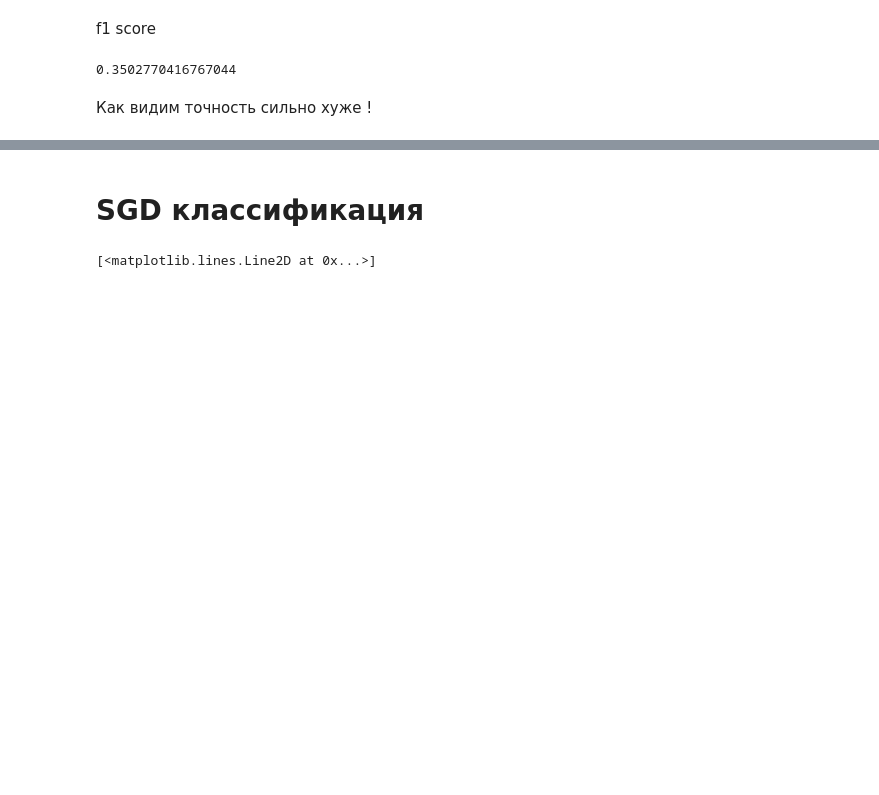
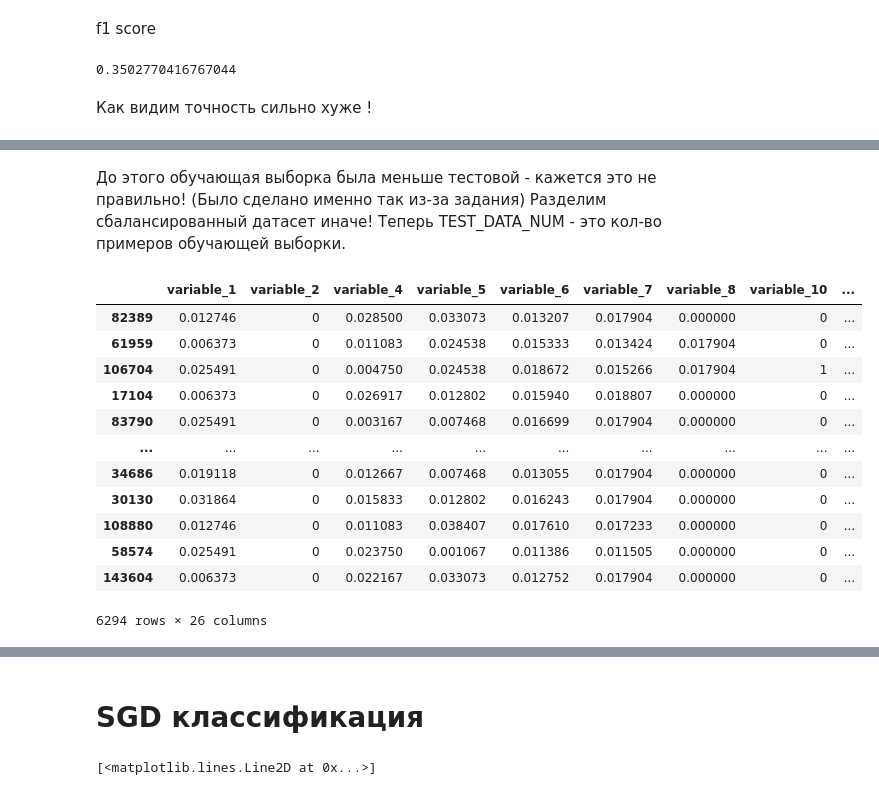
Before and after one commit to bobrotopor/AI, a Jupyter notebook: classification/classification.ipynb, the cells around one changed output, grey strips where cells are left out. Cells and saved outputs as stored; diff of their text form; code cells hidden in the pictures; blank space fills up the shorter version.

```diff
--- a/classification/classification.ipynb
+++ b/classification/classification.ipynb
@@ -484,0 +481,22 @@ f1_score(y_true=learn_df['target'], y_pred=binary_predicts)
+# %% [markdown]
+До этого обучающая выборка была меньше тестовой - кажется это не правильно! (Было сделано именно так из-за задания)
+Разделим сбалансированный датасет иначе! Теперь TEST_DATA_NUM - это кол-во примеров обучающей выборки.
+# %%
+num_data_to_learn = TEST_DATA_NUM
+
+learn_df_imp = balanced_df.iloc[:num_data_to_learn]
+test_df_imp = balanced_df.iloc[num_data_to_learn:]
+# %% [output]
+|  | variable_1 | variable_2 | variable_4 | variable_5 | variable_6 | variable_7 | variable_8 | variable_10 | ... |
+| 82389 | 0.012746 | 0 | 0.028500 | 0.033073 | 0.013207 | 0.017904 | 0.000000 | 0 | ... |
+| 61959 | 0.006373 | 0 | 0.011083 | 0.024538 | 0.015333 | 0.013424 | 0.017904 | 0 | ... |
+| 106704 | 0.025491 | 0 | 0.004750 | 0.024538 | 0.018672 | 0.015266 | 0.017904 | 1 | ... |
+| 17104 | 0.006373 | 0 | 0.026917 | 0.012802 | 0.015940 | 0.018807 | 0.000000 | 0 | ... |
+| 83790 | 0.025491 | 0 | 0.003167 | 0.007468 | 0.016699 | 0.017904 | 0.000000 | 0 | ... |
+| ... | ... | ... | ... | ... | ... | ... | ... | ... | ... |
+| 34686 | 0.019118 | 0 | 0.012667 | 0.007468 | 0.013055 | 0.017904 | 0.000000 | 0 | ... |
+| 30130 | 0.031864 | 0 | 0.015833 | 0.012802 | 0.016243 | 0.017904 | 0.000000 | 0 | ... |
+| 108880 | 0.012746 | 0 | 0.011083 | 0.038407 | 0.017610 | 0.017233 | 0.000000 | 0 | ... |
+| 58574 | 0.025491 | 0 | 0.023750 | 0.001067 | 0.011386 | 0.011505 | 0.000000 | 0 | ... |
+| 143604 | 0.006373 | 0 | 0.022167 | 0.033073 | 0.012752 | 0.017904 | 0.000000 | 0 | ... |
+6294 rows × 26 columns
```
Also changed, not shown: parts of 12 cells of this notebook, 1 other file.
